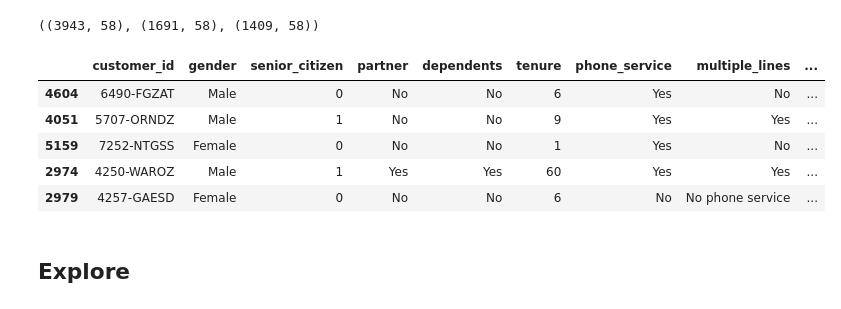
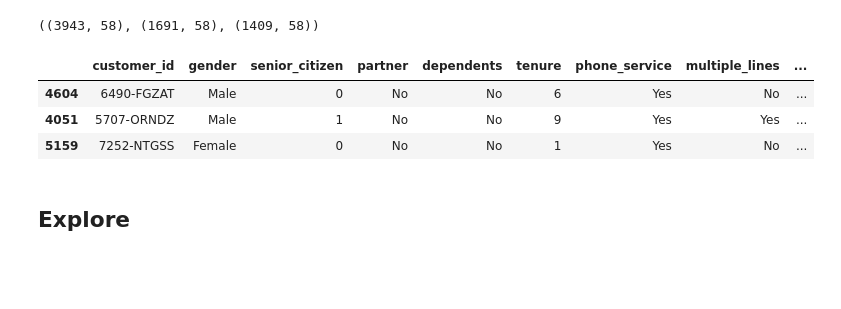
Before and after one commit to devgurung141/telco_project1, a Jupyter notebook: final.ipynb, the cells around one changed output. Saved outputs shown, nothing was run; the diff lists cells and outputs as text; code cells hidden in the pictures; blank space fills up the shorter version.

```diff
--- a/final.ipynb
+++ b/final.ipynb
@@ -95,14 +90,12 @@ train.shape, validate.shape, test.shape
 ((3943, 58), (1691, 58), (1409, 58))
 # %%
 # take a look at the data of train
-train.head()
+train.head(3)
 # %% [output]
 |  | customer_id | gender | senior_citizen | partner | dependents | tenure | phone_service | multiple_lines | ... |
 | 4604 | 6490-FGZAT | Male | 0 | No | No | 6 | Yes | No | ... |
 | 4051 | 5707-ORNDZ | Male | 1 | No | No | 9 | Yes | Yes | ... |
 | 5159 | 7252-NTGSS | Female | 0 | No | No | 1 | Yes | No | ... |
-| 2974 | 4250-WAROZ | Male | 1 | Yes | Yes | 60 | Yes | Yes | ... |
-| 2979 | 4257-GAESD | Female | 0 | No | No | 6 | No | No phone service | ... |
 # %% [markdown]
 ## Explore
 # %% [markdown]
```
Also changed, not shown: parts of 24 cells of this notebook.
